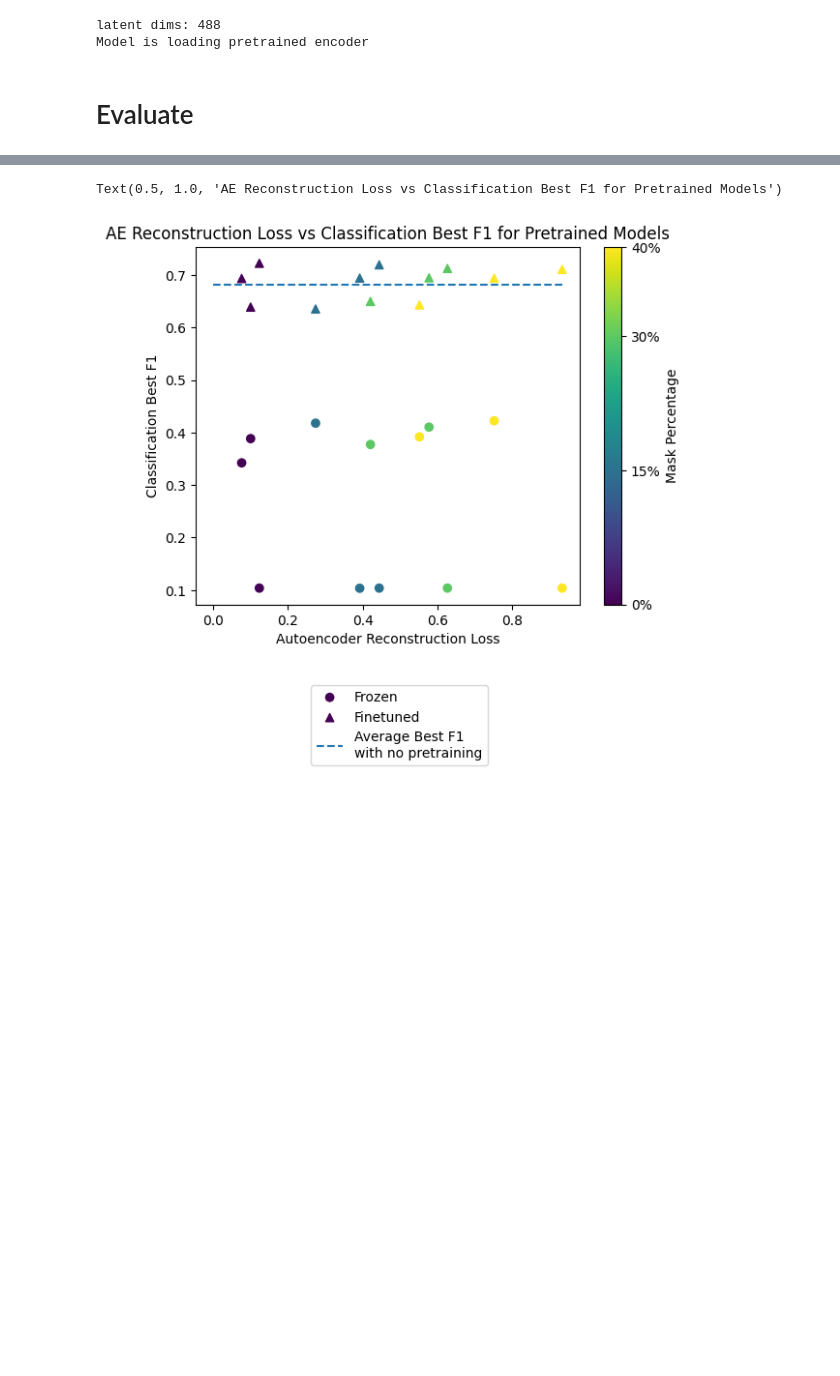
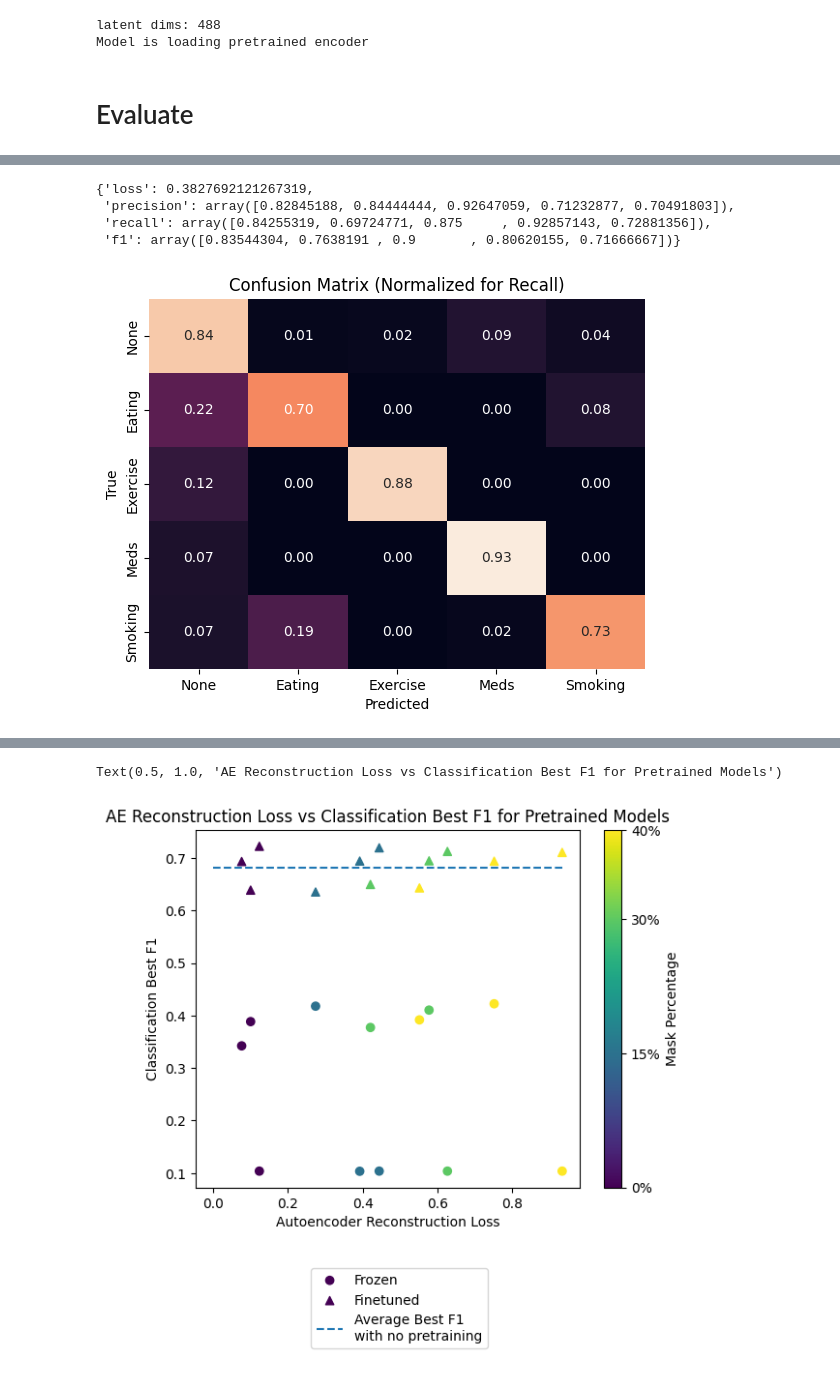
Before and after one commit to Musa-Azeem/eating-detection, a Jupyter notebook: encoderclassifier.ipynb, the cells around one changed output, grey strips where cells are left out. Cells and saved outputs as stored; diff of their text form; code cells hidden in the pictures; blank space fills up the shorter version.

```diff
--- a/encoderclassifier.ipynb
+++ b/encoderclassifier.ipynb
@@ -106,0 +154,22 @@ import matplotlib.pyplot as plt
+# %%
+validation_ids = [37, 46, 70, 39, 22, 13]
+nursing_trainloader, nursing_testloader = load_nursing_5_class(
+    validation_ids,
+    CONFIG['WINDOW_SIZE']*CONFIG['LSTM_SEQLEN'],
+    test_size=1,
+    batch_size=CONFIG['BATCH_SIZE'],
+    stride=CONFIG['WINDOW_SIZE'],
+)
+model = ClassifierLSTM(CONFIG=CONFIG).to(CONFIG['DEVICE'])
+model.load_state_dict(torch.load(model_dir / 'best_model.pt'))
+criterion = nn.CrossEntropyLoss()
+
+metrics = evaluate_loop_multi_class(
+    model=model,
+    criterion=criterion,
+    devloader=nursing_testloader,
+    device=CONFIG['DEVICE'],
+    outdir=model_dir / 'eval'
+)
+
+summary(metrics[1])
@@ -106,0 +186,23 @@ import matplotlib.pyplot as plt
+# %%
+metrics[1]
+# %% [output]
+{'loss': 0.3827692121267319,
+ 'precision': array([0.82845188, 0.84444444, 0.92647059, 0.71232877, 0.70491803]),
+ 'recall': array([0.84255319, 0.69724771, 0.875     , 0.92857143, 0.72881356]),
+ 'f1': array([0.83544304, 0.7638191 , 0.9       , 0.80620155, 0.71666667])}
+# %%
+import seaborn as sns
+from sklearn.metrics import confusion_matrix
+y_true = metrics[0]['true']
+y_pred = metrics[0]['pred']
+fig = plt.figure()
+ax = fig.add_subplot(1,1,1)
+sns.heatmap(confusion_matrix(y_true=y_true,y_pred=y_pred,normalize='true'),annot=True,ax=ax,cbar=False,fmt='.2f')
+ax.set_xlabel('Predicted')
+ax.set_ylabel('True')
+ax.set_xticklabels(['None','Eating','Exercise','Meds','Smoking'])
+ax.set_yticklabels(['None','Eating','Exercise','Meds','Smoking'])
+ax.set_title('Confusion Matrix (Normalized for Recall)')
+plt.savefig('poster_cm.png')
+# %% [output]
+[figure, added]
```
Also changed, not shown: parts of 16 cells of this notebook, 8 other files.
